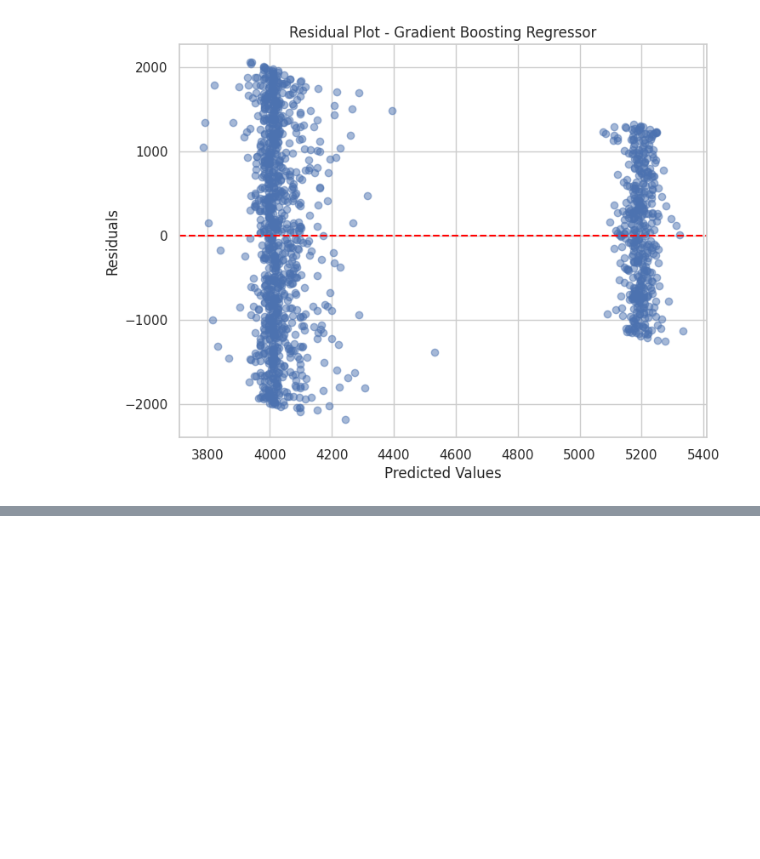
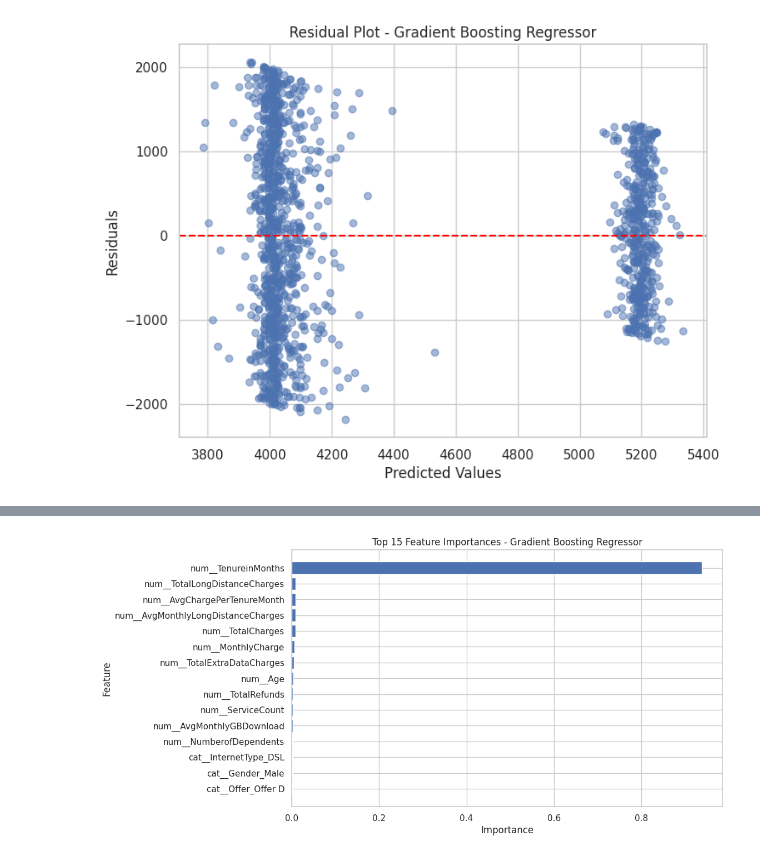
Before and after one commit to manaswiniyoshitha2006-netizen/ML-Evaluation, a Jupyter notebook: notebooks/regression.ipynb, the cells around one changed output, grey strips where cells are left out. Cells and saved outputs as stored; diff of their text form; code cells hidden in the pictures; blank space fills up the shorter version.

Commit message:
Added feature importance analysis for Gradient Boosting regression

```diff
--- a/notebooks/regression.ipynb
+++ b/notebooks/regression.ipynb
@@ -2967,0 +2976,20 @@ plt.show()
+# %%
+# Feature Importance
+
+best_gb_regressor = best_gb_model.named_steps["model"]
+preprocessor_fitted = best_gb_model.named_steps["preprocessor"]
+
+# Get feature names after preprocessing
+feature_names = preprocessor_fitted.get_feature_names_out()
+
+# Get importance values
+importances = best_gb_regressor.feature_importances_
+
+# Create DataFrame
+feature_importance_df = pd.DataFrame({
+    "Feature": feature_names,
+    "Importance": importances
+}).sort_values(by="Importance", ascending=False)
+
+# Display top 15 features
+feature_importance_df.head(15)
@@ -2967,0 +3013,18 @@ plt.show()
+# %%
+# Plot Top 15 Feature Importances
+
+plt.figure(figsize=(10, 6))
+
+top_features = feature_importance_df.head(15).sort_values("Importance")
+
+plt.barh(
+    top_features["Feature"],
+    top_features["Importance"]
+)
+
+plt.xlabel("Importance")
+plt.ylabel("Feature")
+plt.title("Top 15 Feature Importances - Gradient Boosting Regressor")
+plt.show()
+# %% [output]
+[figure, added]
```
Also changed, not shown: parts of 2 cells of this notebook.
